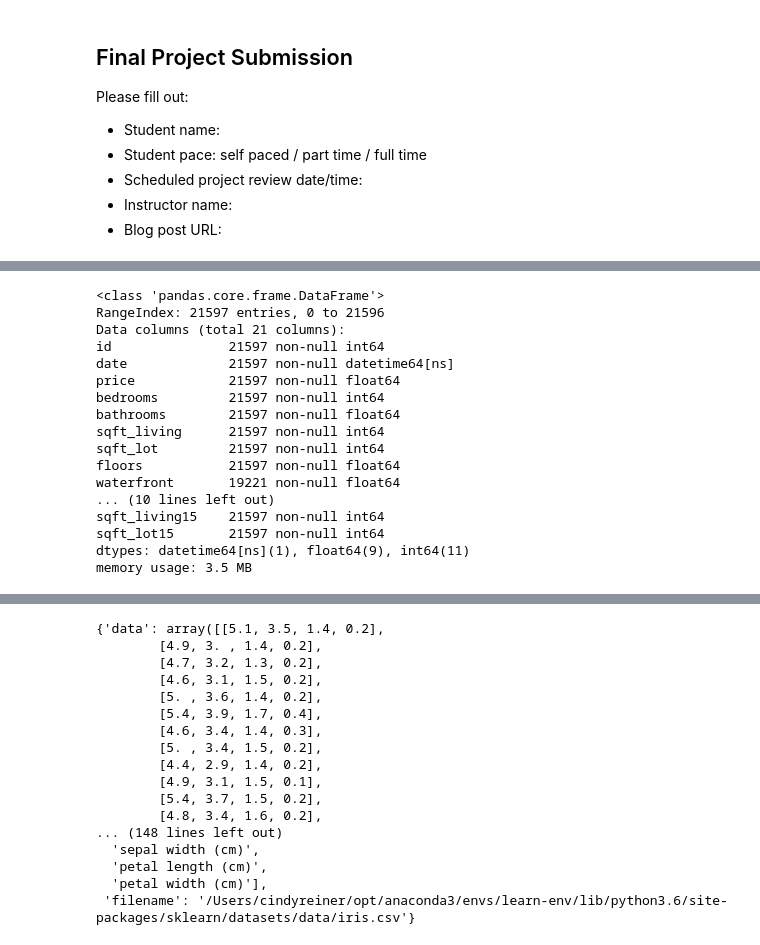
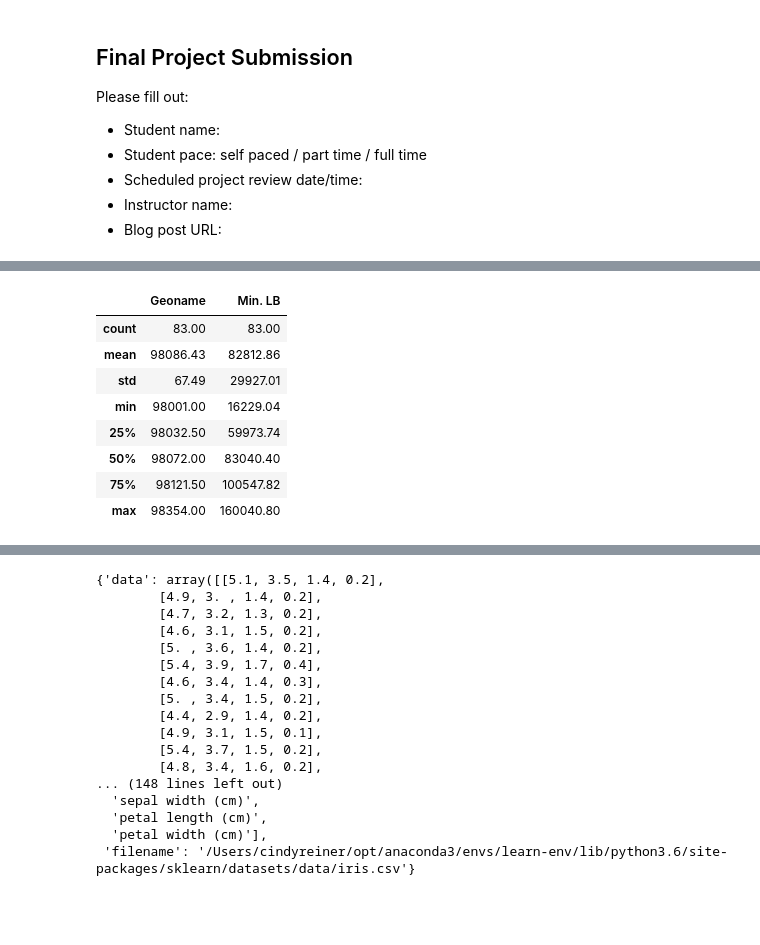
Before and after one commit to clreiner/KingCountyHousingProject, a Jupyter notebook: student.ipynb, the cells around one changed output, grey strips where cells are left out. Drawn from its saved outputs; the diff is of its cells as text; code cells hidden in the pictures; blank space fills up the shorter version.

```diff
--- a/student.ipynb
+++ b/student.ipynb
@@ -28,23 +29,15 @@ data.head()
-# %%
-data.info()
-# %% [output]
-<class 'pandas.core.frame.DataFrame'>
-RangeIndex: 21597 entries, 0 to 21596
-Data columns (total 21 columns):
-id               21597 non-null int64
-date             21597 non-null datetime64[ns]
-price            21597 non-null float64
-bedrooms         21597 non-null int64
-bathrooms        21597 non-null float64
-sqft_living      21597 non-null int64
-sqft_lot         21597 non-null int64
-floors           21597 non-null float64
-waterfront       19221 non-null float64
-... (10 lines left out)
-sqft_living15    21597 non-null int64
-sqft_lot15       21597 non-null int64
-dtypes: datetime64[ns](1), float64(9), int64(11)
-memory usage: 3.5 MB
+# %%
+data2.describe()
+# %% [output]
+|  | Geoname | Min. LB |
+| count | 83.00 | 83.00 |
+| mean | 98086.43 | 82812.86 |
+| std | 67.49 | 29927.01 |
+| min | 98001.00 | 16229.04 |
+| 25% | 98032.50 | 59973.74 |
+| 50% | 98072.00 | 83040.40 |
+| 75% | 98121.50 | 100547.82 |
+| max | 98354.00 | 160040.80 |
 # %%
 import numpy as np
 # %%
```
Also changed, not shown: parts of 4 cells of this notebook, 1 other file.
